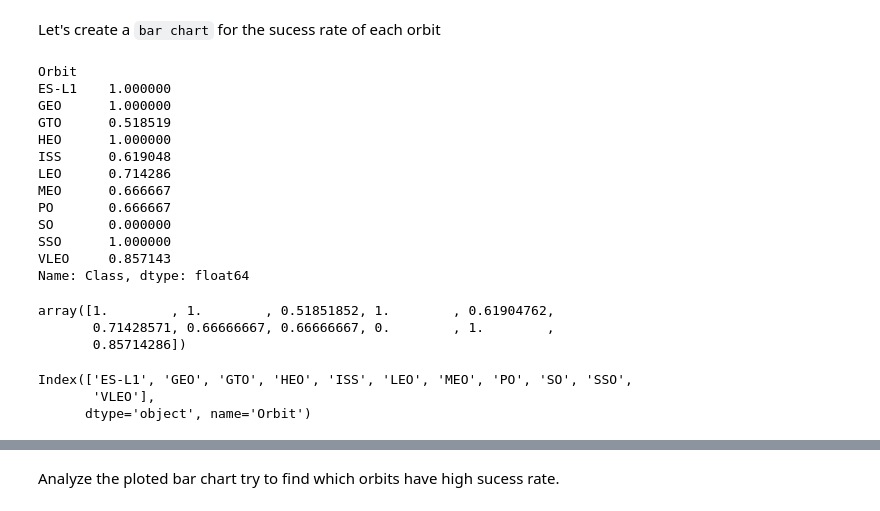
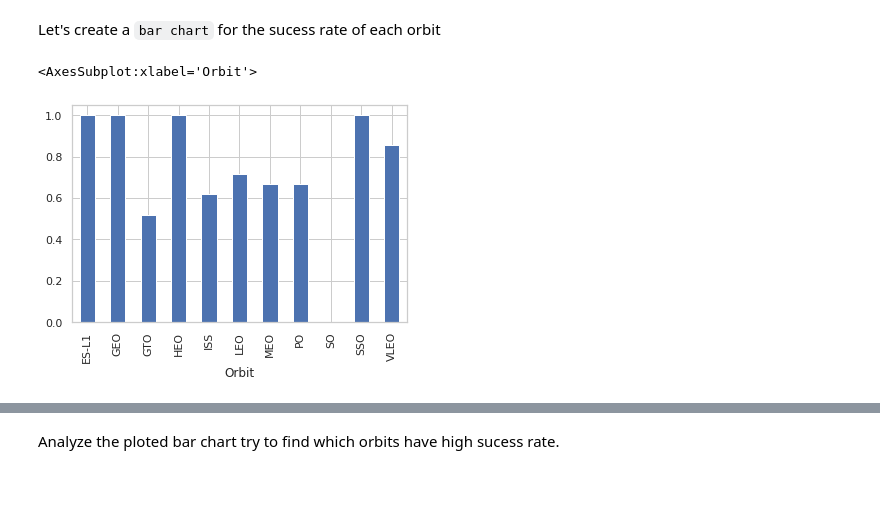
Before and after one commit to ishaguptaibm/Capstone-project, a Jupyter notebook: jupyter-labs-eda-dataviz.ipynb, the cells around one changed output, grey strips where cells are left out. Drawn from its saved outputs; the diff is of its cells as text; code cells hidden in the pictures; blank space fills up the shorter version.

```diff
--- a/jupyter-labs-eda-dataviz.ipynb
+++ b/jupyter-labs-eda-dataviz.ipynb
@@ -117,30 +117,8 @@ Let's create a `bar chart` for the sucess rate of each orbit
 # %%
 # HINT use groupby method on Orbit column and get the mean of Class column
 bar1=df.groupby("Orbit")["Class"].mean()
 bar1
+bar1.plot.bar()
 # %% [output]
-Orbit
-ES-L1    1.000000
-GEO      1.000000
-GTO      0.518519
-HEO      1.000000
-ISS      0.619048
-LEO      0.714286
-MEO      0.666667
-PO       0.666667
-SO       0.000000
-SSO      1.000000
-VLEO     0.857143
-Name: Class, dtype: float64
+<AxesSubplot:xlabel='Orbit'>
+[figure, added]
-# %%
-bar1.values
-# %% [output]
-array([1.        , 1.        , 0.51851852, 1.        , 0.61904762,
-       0.71428571, 0.66666667, 0.66666667, 0.        , 1.        ,
-       0.85714286])
-# %%
-bar1.index
-# %% [output]
-Index(['ES-L1', 'GEO', 'GTO', 'HEO', 'ISS', 'LEO', 'MEO', 'PO', 'SO', 'SSO',
-       'VLEO'],
-      dtype='object', name='Orbit')
```
Also changed, not shown: parts of 13 cells of this notebook.
